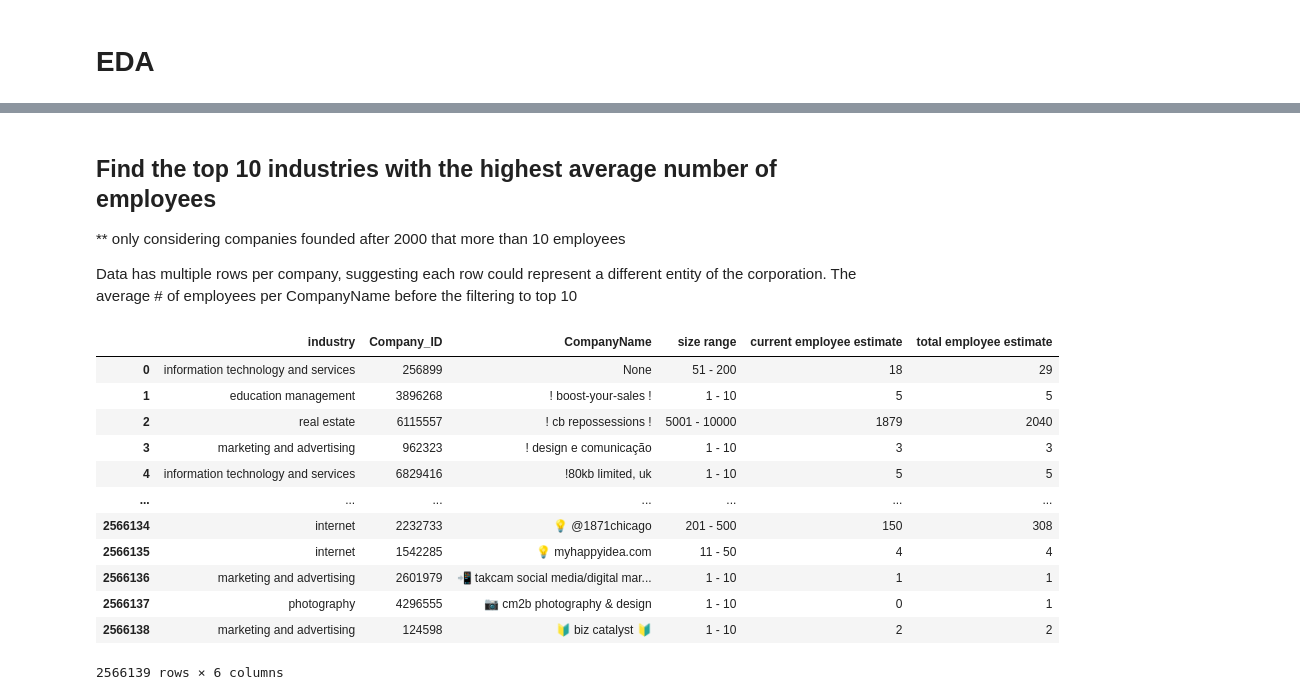
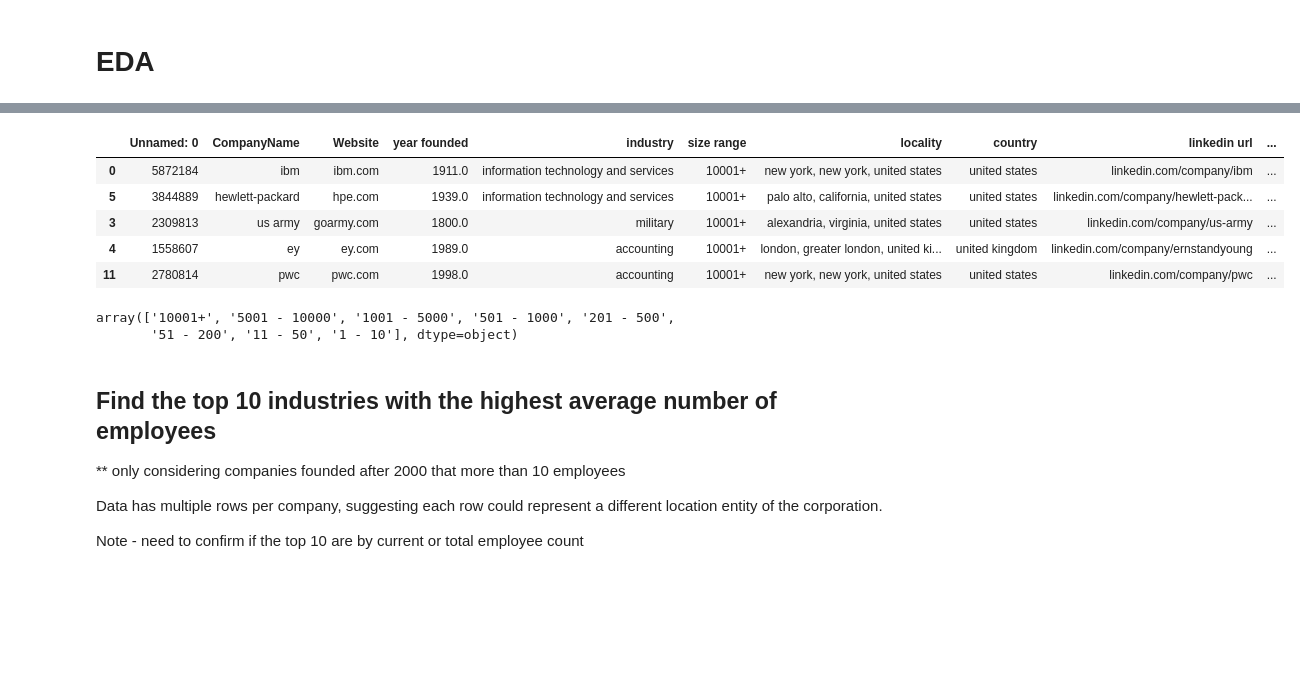
Before and after one commit to meganrashid/sqlite_to_analysis_app, a Jupyter notebook: data/database_check.ipynb, the cells around one changed output, grey strips where cells are left out. Cells and saved outputs as stored; diff of their text form; code cells hidden in the pictures; blank space fills up the shorter version.

Commit message:
top 10 employee average

```diff
--- a/data/database_check.ipynb
+++ b/data/database_check.ipynb
@@ -215,34 +211,24 @@ df_ibm
+# %%
+company_dataset['diff'] = company_dataset['total employee estimate'] - company_dataset['current employee estimate']
+# %%
+company_dataset.sort_values(by='diff', ascending=False).head()
+# %% [output]
+|  | Unnamed: 0 | CompanyName | Website | year founded | industry | size range | locality | country | linkedin url | ... |
+| 0 | 5872184 | ibm | ibm.com | 1911.0 | information technology and services | 10001+ | new york, new york, united states | united states | linkedin.com/company/ibm | ... |
+| 5 | 3844889 | hewlett-packard | hpe.com | 1939.0 | information technology and services | 10001+ | palo alto, california, united states | united states | linkedin.com/company/hewlett-pack... | ... |
+| 3 | 2309813 | us army | goarmy.com | 1800.0 | military | 10001+ | alexandria, virginia, united states | united states | linkedin.com/company/us-army | ... |
+| 4 | 1558607 | ey | ey.com | 1989.0 | accounting | 10001+ | london, greater london, united ki... | united kingdom | linkedin.com/company/ernstandyoung | ... |
+| 11 | 2780814 | pwc | pwc.com | 1998.0 | accounting | 10001+ | new york, new york, united states | united states | linkedin.com/company/pwc | ... |
+# %%
+company_dataset['size range'].unique()
+# %% [output]
+array(['10001+', '5001 - 10000', '1001 - 5000', '501 - 1000', '201 - 500',
+       '51 - 200', '11 - 50', '1 - 10'], dtype=object)
 # %% [markdown]
 ## Find the top 10 industries with the highest average number of employees
 
 ** only considering companies founded after 2000 that more than 10 employees
 
-Data has multiple rows per company, suggesting each row could represent a different entity of the corporation. The average # of employees per CompanyName before the filtering to top 10
+Data has multiple rows per company, suggesting each row could represent a different location entity of the corporation.
+
+Note - need to confirm if the top 10 are by current or total employee count
-# %%
-df_company = pd.read_sql_query( '''
-                    SELECT
-                        cd.industry
-                        ,cd.Company_ID
-                        ,cd.CompanyName
-                        ,cd.'size range'
-                        ,cd.'current employee estimate'
-                        ,cd.'total employee estimate'
-                    FROM CompanyDataset as cd
-                    WHERE cd.'year founded' > 2000
-                    ORDER BY cd.'CompanyName',cd.'size range'
-                           ''',conn)
-df_company
-# %% [output]
-|  | industry | Company_ID | CompanyName | size range | current employee estimate | total employee estimate |
-| 0 | information technology and services | 256899 | None | 51 - 200 | 18 | 29 |
-| 1 | education management | 3896268 | ! boost-your-sales ! | 1 - 10 | 5 | 5 |
-| 2 | real estate | 6115557 | ! cb repossessions ! | 5001 - 10000 | 1879 | 2040 |
-| 3 | marketing and advertising | 962323 | ! design e comunicação | 1 - 10 | 3 | 3 |
-| 4 | information technology and services | 6829416 | !80kb limited, uk | 1 - 10 | 5 | 5 |
-| ... | ... | ... | ... | ... | ... | ... |
-| 2566134 | internet | 2232733 | 💡 @1871chicago | 201 - 500 | 150 | 308 |
-| 2566135 | internet | 1542285 | 💡 myhappyidea.com | 11 - 50 | 4 | 4 |
-| 2566136 | marketing and advertising | 2601979 | 📲 takcam social media/digital mar... | 1 - 10 | 1 | 1 |
-| 2566137 | photography | 4296555 | 📷 cm2b photography & design | 1 - 10 | 0 | 1 |
-| 2566138 | marketing and advertising | 124598 | 🔰 biz catalyst 🔰 | 1 - 10 | 2 | 2 |
-2566139 rows × 6 columns
```
Also changed, not shown: parts of 18 cells of this notebook.
